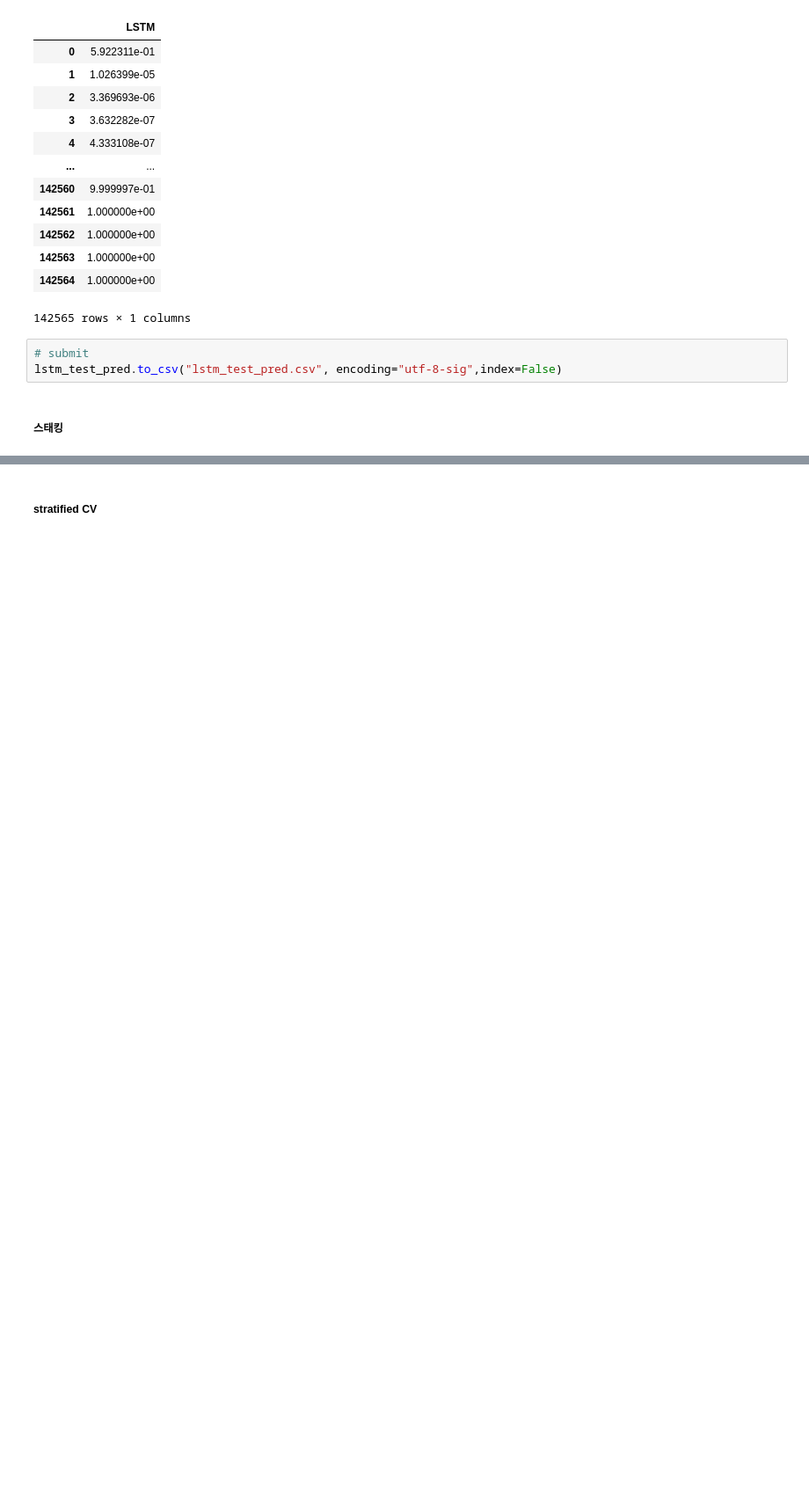
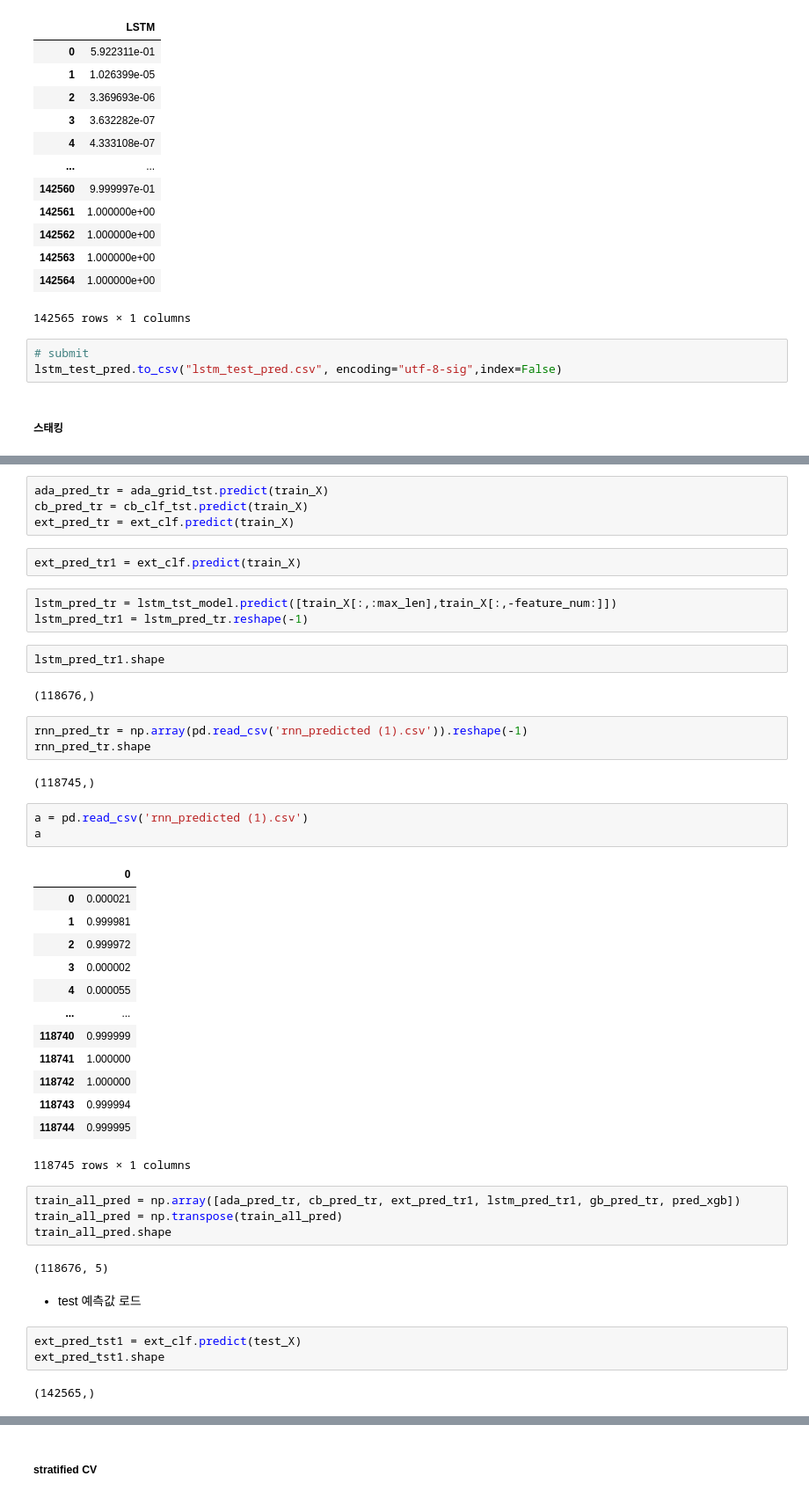
Before and after one commit to juhee3199/fake-news-detection, a Jupyter notebook: stacking.ipynb, the cells around one changed output, grey strips where cells are left out. Shown: that part at 88% size. Saved outputs shown, nothing was run; the diff lists cells and outputs as text; blank space fills up the shorter version.

```diff
--- a/stacking.ipynb
+++ b/stacking.ipynb
@@ -1163,0 +1236,48 @@ lstm_test_pred.to_csv("lstm_test_pred.csv", encoding="utf-8-sig",index=False)
+# %%
+ada_pred_tr = ada_grid_tst.predict(train_X)
+cb_pred_tr = cb_clf_tst.predict(train_X)
+ext_pred_tr = ext_clf.predict(train_X)
+# %%
+ext_pred_tr1 = ext_clf.predict(train_X)
+# %%
+lstm_pred_tr = lstm_tst_model.predict([train_X[:,:max_len],train_X[:,-feature_num:]])
+lstm_pred_tr1 = lstm_pred_tr.reshape(-1)
+# %%
+lstm_pred_tr1.shape
+# %% [output]
+(118676,)
+# %%
+rnn_pred_tr = np.array(pd.read_csv('rnn_predicted (1).csv')).reshape(-1)
+rnn_pred_tr.shape
+# %% [output]
+(118745,)
+# %%
+a = pd.read_csv('rnn_predicted (1).csv')
+a
+# %% [output]
+|  | 0 |
+| 0 | 0.000021 |
+| 1 | 0.999981 |
+| 2 | 0.999972 |
+| 3 | 0.000002 |
+| 4 | 0.000055 |
+| ... | ... |
+| 118740 | 0.999999 |
+| 118741 | 1.000000 |
+| 118742 | 1.000000 |
+| 118743 | 0.999994 |
+| 118744 | 0.999995 |
+118745 rows × 1 columns
+# %%
+train_all_pred = np.array([ada_pred_tr, cb_pred_tr, ext_pred_tr1, lstm_pred_tr1, gb_pred_tr, pred_xgb])
+train_all_pred = np.transpose(train_all_pred)
+train_all_pred.shape
+# %% [output]
+(118676, 5)
+# %% [markdown]
+- test 예측값 로드
+# %%
+ext_pred_tst1 = ext_clf.predict(test_X)
+ext_pred_tst1.shape
+# %% [output]
+(142565,)
```
Also changed, not shown: parts of 73 cells of this notebook.
